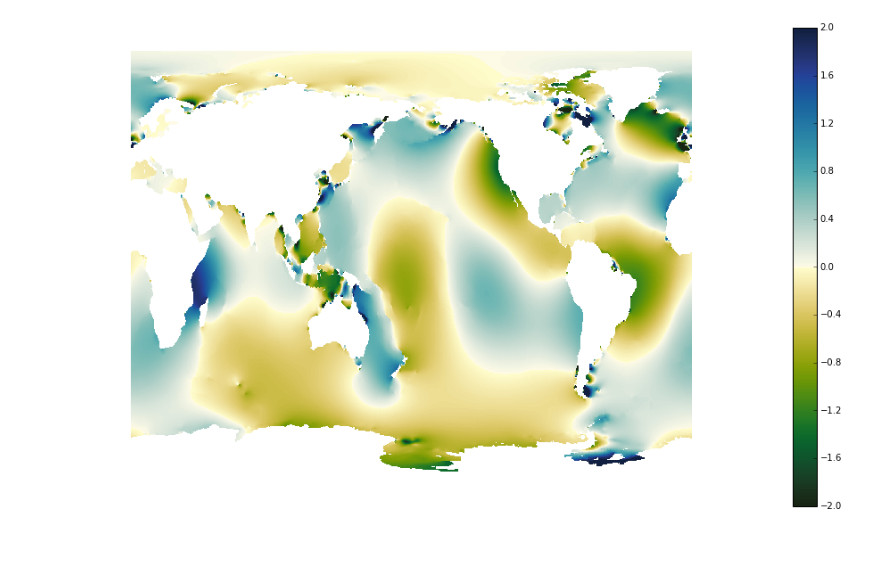
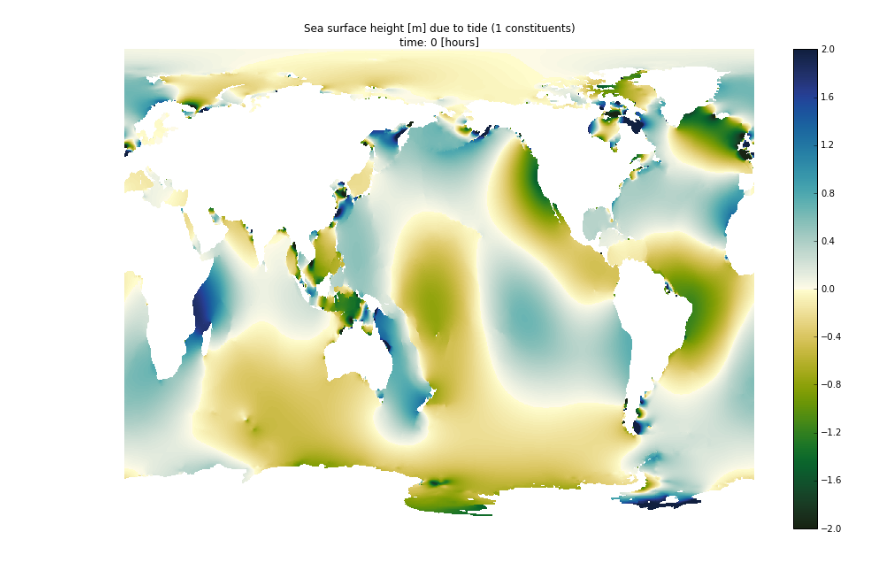
Before and after one commit to openearth/notebooks, a Jupyter notebook: tidalstuff.ipynb, the cells around one changed output. Saved outputs shown, nothing was run; the diff lists cells and outputs as text; code cells hidden in the pictures.

```diff
--- a/tidalstuff.ipynb
+++ b/tidalstuff.ipynb
@@ -1,16 +1,21 @@
 # %%
+# python modules
 import os
 import itertools
 
+# some modules
+import numpy as np
+import matplotlib.pyplot as plt
+import matplotlib.animation
+# netcdf
 import netCDF4
-import matplotlib.pyplot as plt
-import numpy as np
+# colormap
 import cmocean
+
 import IPython.display
-
-import matplotlib.animation
-
 from ipywidgets import interact, interactive, fixed
+import seaborn as sns
+sns.set()
 
 %matplotlib inline
 # %%
@@ -42,3 +26,4 @@ This variable gives the constituents
 # %%
+# This variable gives the constituents
 con_string = netCDF4.chartostring(ds.variables['con'][:])
-constituents = [x.strip().upper() for x in con_string]
+constituents = [x.strip().upper().decode('ascii') for x in con_string]
@@ -137,40 +112,46 @@ speeds = {
     "MN4": 57.423832
 }
 # %%
-speed = np.asarray([speeds[constituent.decode('ascii')] for constituent in constituents])[:, np.newaxis, np.newaxis]
+speed = np.asarray([speeds[constituent] for constituent in constituents])[:, np.newaxis, np.newaxis]
 # %%
 # amplitude
 # phase
 A = ds.variables['ha'][:]
 phi = ds.variables['hp']
+
+# compute waterlevel (just harmonics)
+eta0 = (A * np.cos(0 * np.deg2rad(speed) - np.deg2rad(phi))).sum(axis=0)
+
+# create a default plot so we can replace the data
 fig, ax = plt.subplots(figsize=(13, 8))
-eta0 = (A * np.cos(0 * np.deg2rad(speed) - np.deg2rad(phi))).sum(axis=0)
 pc = plt.pcolormesh(
     lon,
     lat,
     np.ma.masked_array(eta0, mask=island),
     cmap=cmocean.cm.velocity_r,
     vmin=-2,
     vmax=2
 )
+# it's on earth
+plt.xlim(0, 360)
+plt.ylim(-90, 90)
 plt.axis('off')
 plt.tight_layout()
 plt.colorbar(pc, ax=ax)
-
+plt.title('Sea surface height [m] due to tide (%s constituents)\ntime: %s [hours]' % (1, 0))
 
 def plot(t, n_constituents=None):
     if n_constituents is None:
         n_constituents = speed.shape[0]
     parts = (A * np.cos(t * np.deg2rad(speed) - np.deg2rad(phi)))
     eta = np.ma.masked_array(
         parts[:n_constituents].sum(axis=0),
         mask=island
     )
-    ax.set_title('Sea surface height [m] due to tide (%s constituents)' % (n_constituents))
+    ax.set_title('Sea surface height [m] due to tide (%s constituents)\ntime: %s [hours]' % (n_constituents, t))
     pc.set_array(eta[:-1,:-1].ravel())
-    # IPython.display.display(fig)
 # %% [output]
-[figure, old version]
+[figure, new version]
 # %%
 FFMpegWriter = matplotlib.animation.writers['ffmpeg']
 metadata = dict(title='Movie Test', artist='Matplotlib',
```
Also changed, not shown: parts of 15 cells of this notebook.
